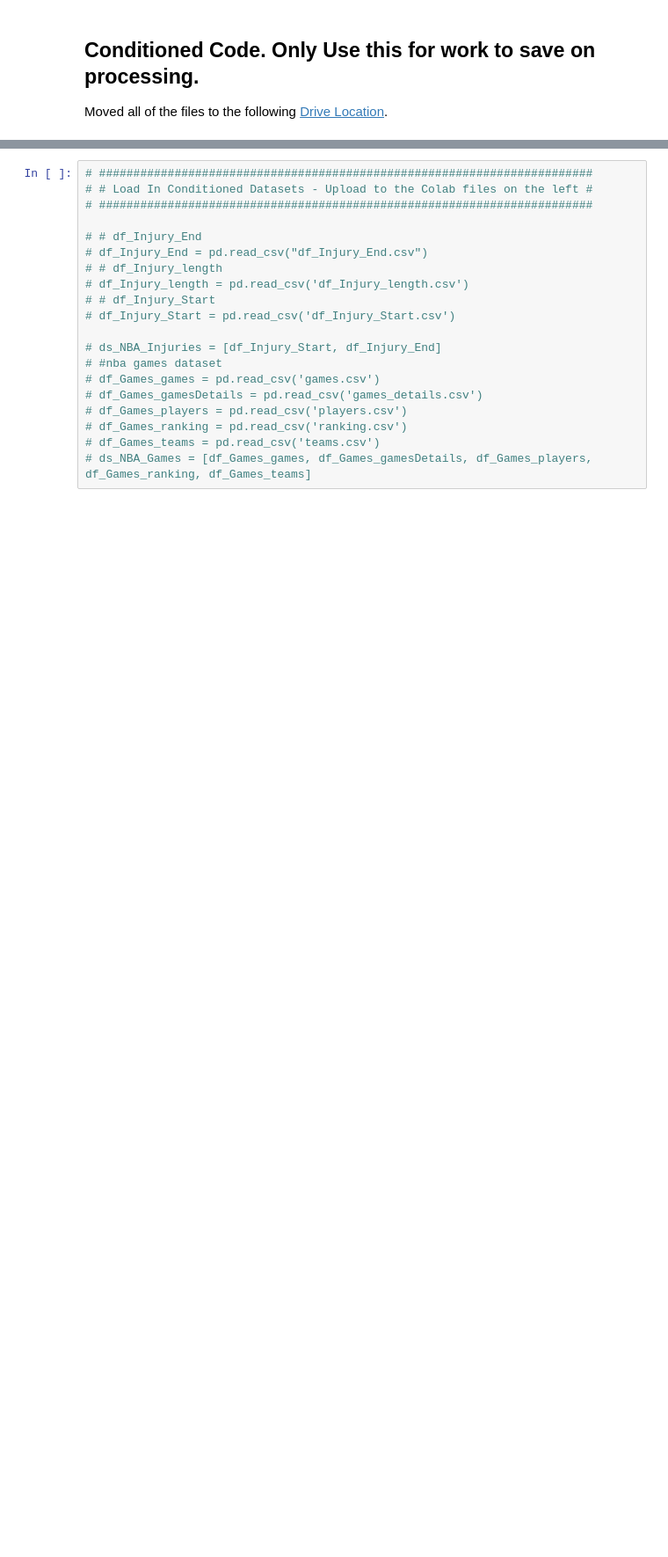
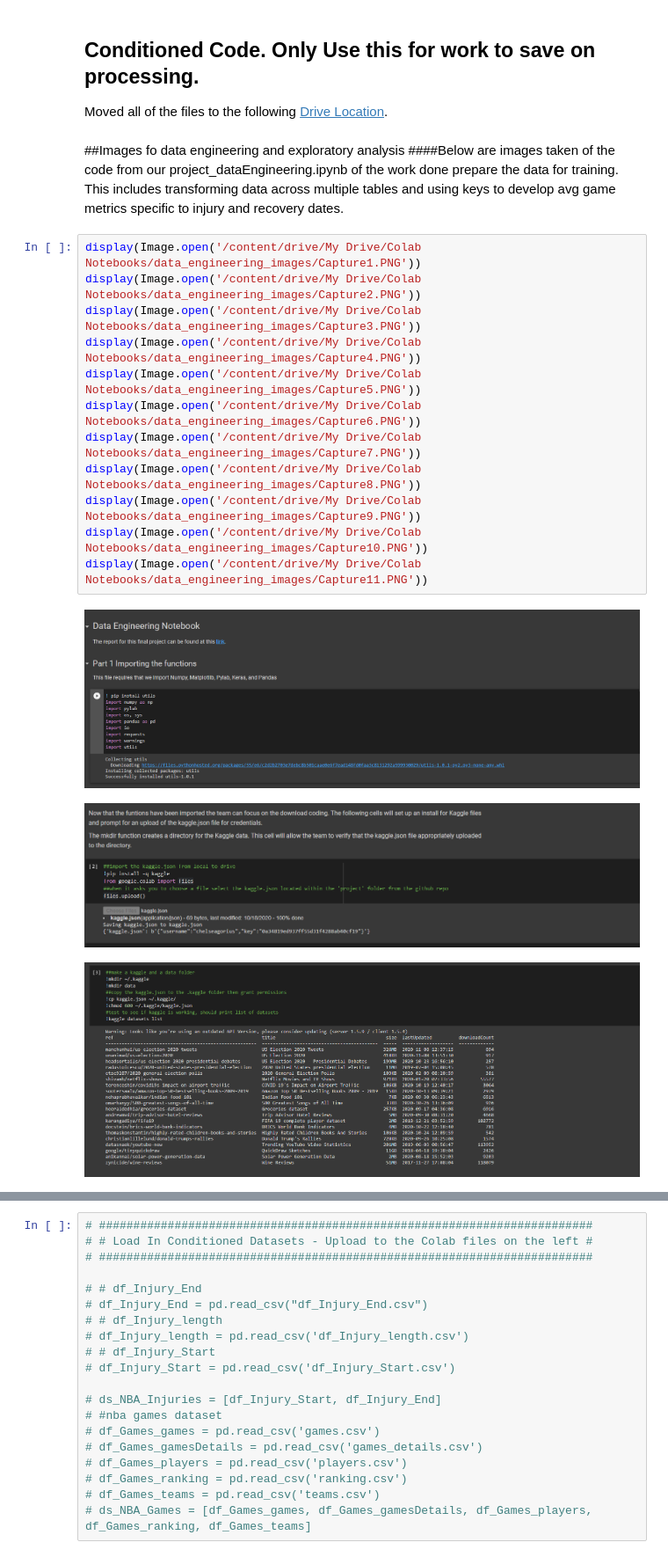
Before and after one commit to cybertraining-dsc/fa20-523-301, a Jupyter notebook: project/project.ipynb, the cells around one changed output, grey strips where cells are left out. Shown at 88% size. Cells and saved outputs as stored; diff of their text form; blank space fills up the shorter version.

```diff
--- a/project/project.ipynb
+++ b/project/project.ipynb
@@ -75,3 +82,22 @@ Mounted at /content/drive
 ## Conditioned Code. Only Use this for work to save on processing.
 
 Moved all of the files to the following [Drive Location](https://drive.google.com/drive/folders/1flPbO7Q0ID70Or_OZ4MdW6CbYDE32GeT).
+# %% [markdown]
+##Images fo data engineering and exploratory analysis
+####Below are images taken of the code from our project_dataEngineering.ipynb of the work done prepare the data for training.  This includes transforming data across multiple tables and using keys to develop avg game metrics specific to injury and recovery dates.
+# %%
+display(Image.open('/content/drive/My Drive/Colab Notebooks/data_engineering_images/Capture1.PNG'))
+display(Image.open('/content/drive/My Drive/Colab Notebooks/data_engineering_images/Capture2.PNG'))
+display(Image.open('/content/drive/My Drive/Colab Notebooks/data_engineering_images/Capture3.PNG'))
+display(Image.open('/content/drive/My Drive/Colab Notebooks/data_engineering_images/Capture4.PNG'))
+display(Image.open('/content/drive/My Drive/Colab Notebooks/data_engineering_images/Capture5.PNG'))
+display(Image.open('/content/drive/My Drive/Colab Notebooks/data_engineering_images/Capture6.PNG'))
+display(Image.open('/content/drive/My Drive/Colab Notebooks/data_engineering_images/Capture7.PNG'))
+display(Image.open('/content/drive/My Drive/Colab Notebooks/data_engineering_images/Capture8.PNG'))
+display(Image.open('/content/drive/My Drive/Colab Notebooks/data_engineering_images/Capture9.PNG'))
+display(Image.open('/content/drive/My Drive/Colab Notebooks/data_engineering_images/Capture10.PNG'))
+display(Image.open('/content/drive/My Drive/Colab Notebooks/data_engineering_images/Capture11.PNG'))
+# %% [output]
+[figure, added]
+[figure, added]
+[figure, added]
```
Also changed, not shown: parts of 15 cells of this notebook, 11 other files.
